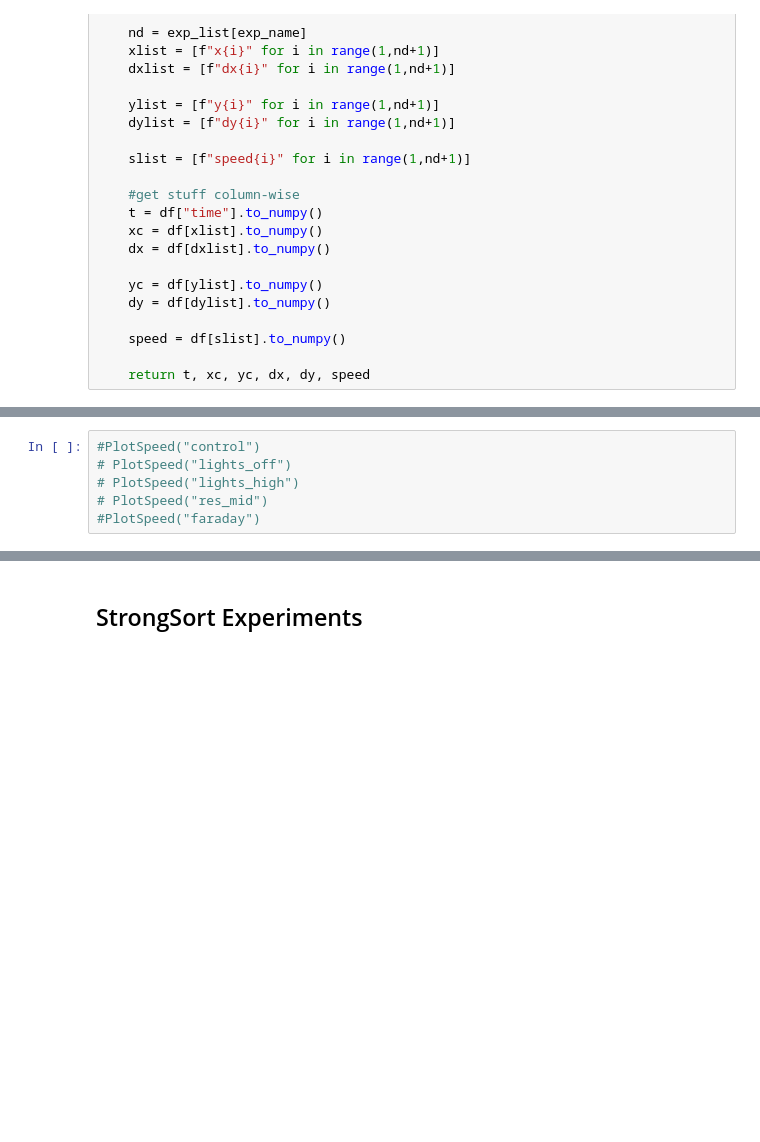
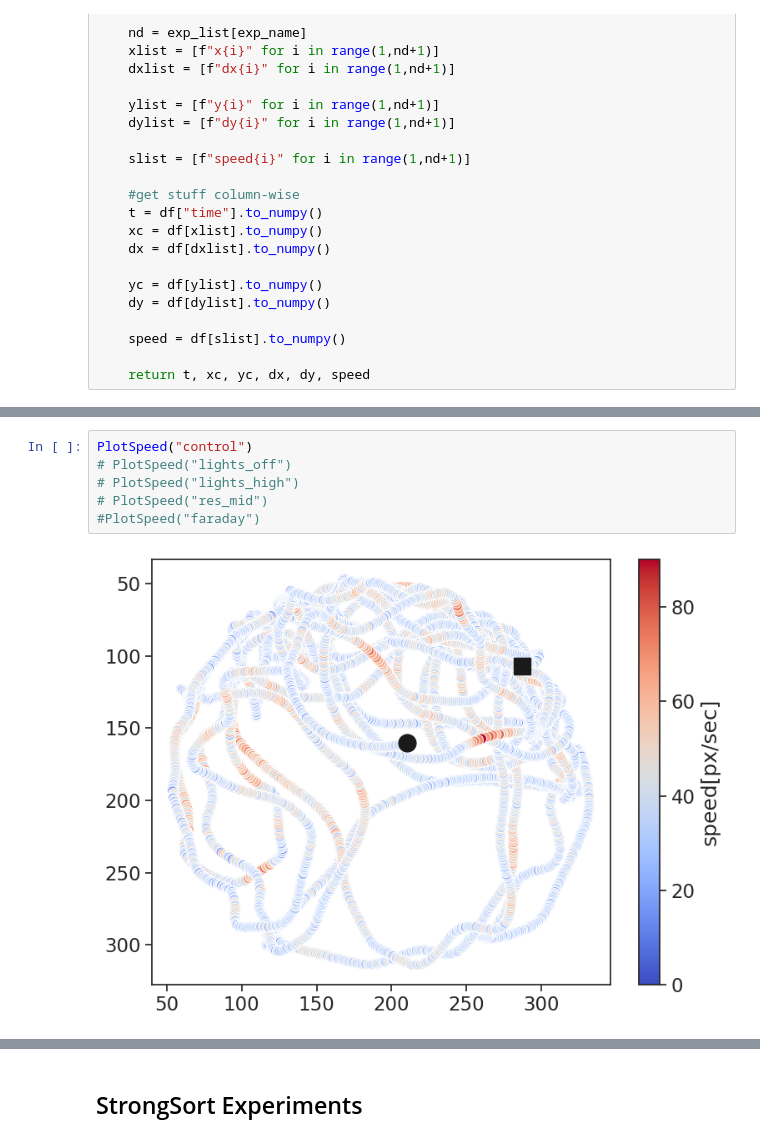
Before and after one commit to erkara/TrackingWalkers-YOLOv8, a Jupyter notebook: paper_figures.ipynb, the cells around one changed output, grey strips where cells are left out. Cells and saved outputs as stored; diff of their text form; blank space fills up the shorter version.

```diff
--- a/paper_figures.ipynb
+++ b/paper_figures.ipynb
@@ -196,9 +212,11 @@ def PlotSpeed(exp_name,save_dir='./figures/',s=40):
         plt.show()
 # %%
-#PlotSpeed("control")
+PlotSpeed("control")
 # PlotSpeed("lights_off")
 # PlotSpeed("lights_high")
 # PlotSpeed("res_mid")
 #PlotSpeed("faraday")
+# %% [output]
+[figure, added]
 # %%
 #PlotFlow("control")
```
Also changed, not shown: parts of 17 cells of this notebook, 43 other files.
